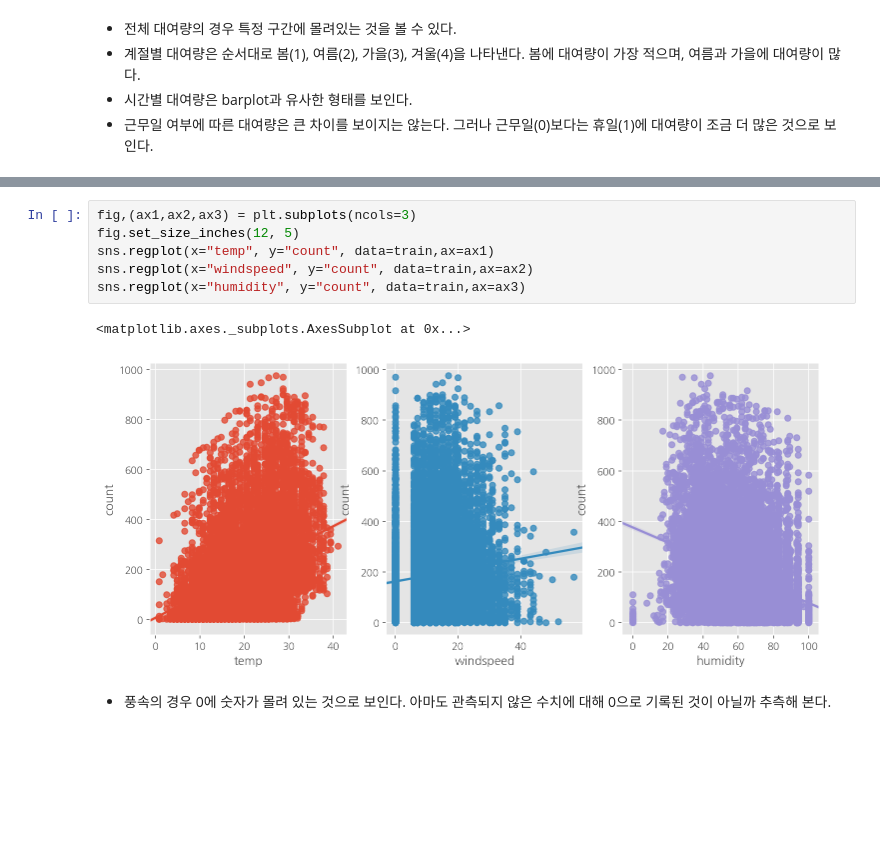
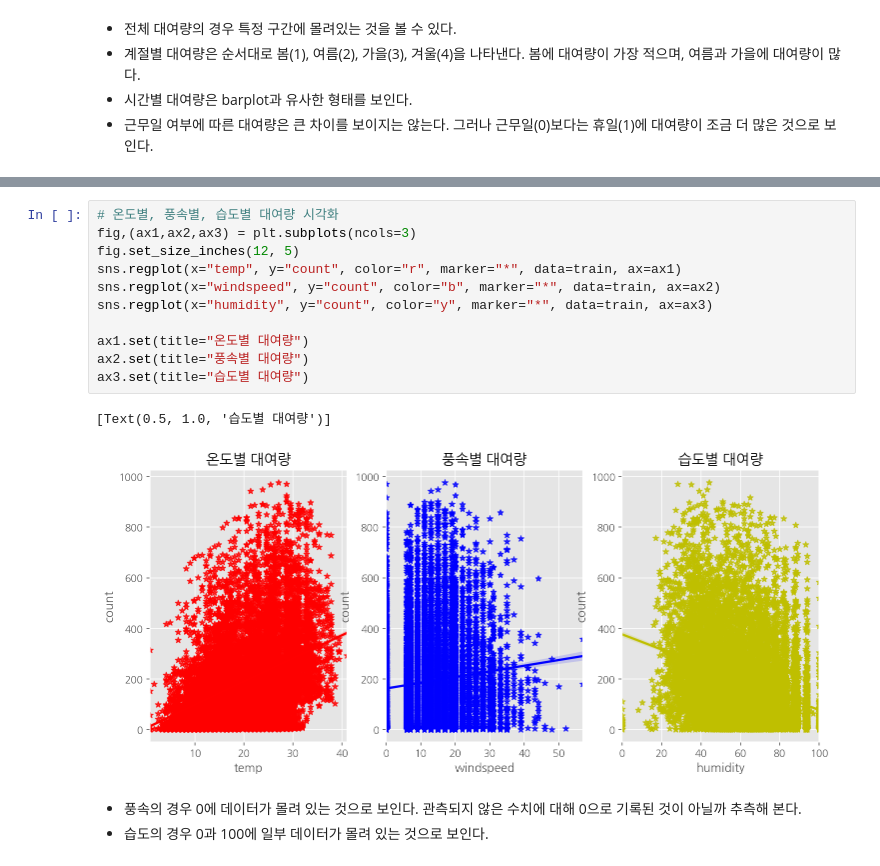
Before and after one commit to HwayoungYoon/Data-Analysis-Practice, a Jupyter notebook: bike-sharing-demand/kaggle_DS_bike_sharing_demand_EDA.ipynb, the cells around one changed output, grey strips where cells are left out. Drawn from its saved outputs; the diff is of its cells as text; blank space fills up the shorter version.

```diff
--- a/bike-sharing-demand/kaggle_DS_bike_sharing_demand_EDA.ipynb
+++ b/bike-sharing-demand/kaggle_DS_bike_sharing_demand_EDA.ipynb
@@ -379,12 +396,18 @@ sns.heatmap(corrMatt, mask=mask,vmax=.8, square=True,annot=True)
 # %%
+# 온도별, 풍속별, 습도별 대여량 시각화
 fig,(ax1,ax2,ax3) = plt.subplots(ncols=3)
 fig.set_size_inches(12, 5)
-sns.regplot(x="temp", y="count", data=train,ax=ax1)
-sns.regplot(x="windspeed", y="count", data=train,ax=ax2)
-sns.regplot(x="humidity", y="count", data=train,ax=ax3)
+sns.regplot(x="temp", y="count", color="r", marker="*", data=train, ax=ax1)
+sns.regplot(x="windspeed", y="count", color="b", marker="*", data=train, ax=ax2)
+sns.regplot(x="humidity", y="count", color="y", marker="*", data=train, ax=ax3)
+
+ax1.set(title="온도별 대여량")
+ax2.set(title="풍속별 대여량")
+ax3.set(title="습도별 대여량")
 # %% [output]
-<matplotlib.axes._subplots.AxesSubplot at 0x...>
+[Text(0.5, 1.0, '습도별 대여량')]
-[figure, old version]
+[figure, new version]
 # %% [markdown]
-* 풍속의 경우 0에 숫자가 몰려 있는 것으로 보인다. 아마도 관측되지 않은 수치에 대해 0으로 기록된 것이 아닐까 추측해 본다.
+* 풍속의 경우 0에 데이터가 몰려 있는 것으로 보인다. 관측되지 않은 수치에 대해 0으로 기록된 것이 아닐까 추측해 본다.
+* 습도의 경우 0과 100에 일부 데이터가 몰려 있는 것으로 보인다.
 # %%
```
Also changed, not shown: parts of 19 cells of this notebook.
